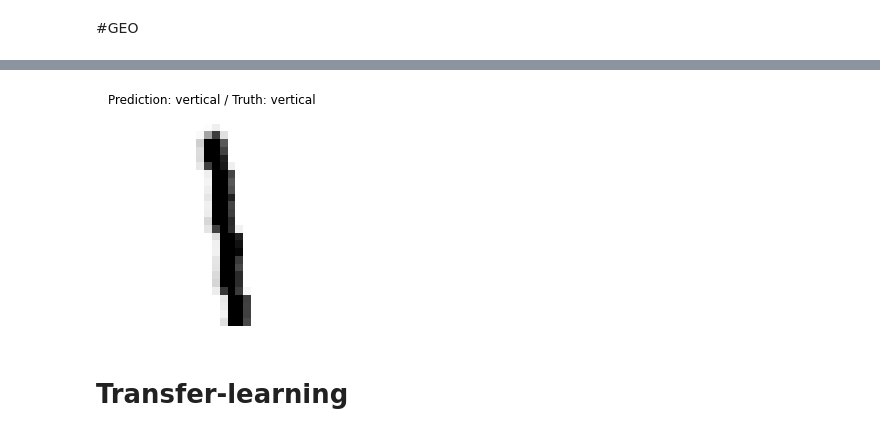
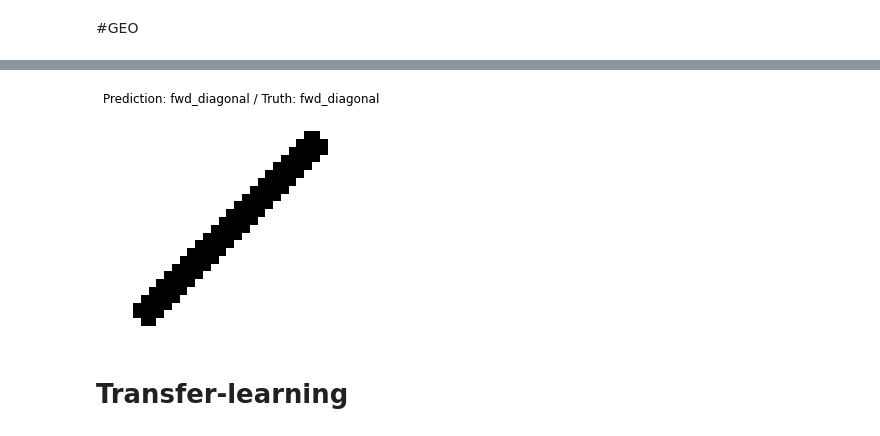
Before and after one commit to fsilvestrim/thesis, a Jupyter notebook: Geo_Cam.ipynb, the cells around one changed output, grey strips where cells are left out. Drawn from its saved outputs; the diff is of its cells as text; code cells hidden in the pictures.

```diff
--- a/Geo_Cam.ipynb
+++ b/Geo_Cam.ipynb
@@ -230,6 +231,16 @@ def get_verbose_grid_position(vertical_idx, horizontal_idx):
   vertical_labels = ['top', 'mid', 'bottom']
 
   return vertical_labels[vertical_idx], horizontal_labels[horizontal_idx]
+# %%
+def download_file(name, filepath):
+  return tf.keras.utils.get_file(name, filepath)
+# %%
+def load_npz_dataset(path):
+  with np.load(path, allow_pickle=True) as f:
+    x_train, y_train = f['x_train'], f['y_train']
+    x_test, y_test = f['x_test'], f['y_test']
+
+    return (x_train, y_train), (x_test, y_test)
 # %% [markdown]
 # CAMs
 # %%
@@ -374,20 +400,17 @@ show_prediction(image, label, prediction)
 # %%
 geo_dataset_proto = ("proto", "https://geo-cam.s3-eu-west-1.amazonaws.com/geocam.npz", ["vertical", "diagonal", "ellipse"])
 geo_dataset_simple = ("simple", "https://geo-cam.s3-eu-west-1.amazonaws.com/simpledataset2_dataset.npz", ["vertical", "horizontal", "diagonal", "ellipse", "greather_than", "lower_than"])
+geo_dataset_simple3 = ("simple", "https://geo-cam.s3-eu-west-1.amazonaws.com/simpledataset3_dataset.npz", ["vertical", "horizontal", "fwd_diagonal", "bck_diagonal", "ellipse", "greather_than", "lower_than", "arrow_up", "arrow_down"])
 geo_dataset_round = ("round", "https://geo-cam.s3-eu-west-1.amazonaws.com/rounddataset_dataset.npz", ["vertical", "horizontal", "diagonal", "ellipse", "greather_than", "lower_than"])
 geo_dataset_threesixty = ("threesixty", "https://geo-cam.s3-eu-west-1.amazonaws.com/threesixtydataset_dataset.npz", ["10", "20", "30", "40", "50", "60", "70", "80", "90", "100", "110", "120", "130", "140", "150", "160", "170", "180"])
 
-def get_geo_dataset(name, filepath):
-  path = tf.keras.utils.get_file(name, filepath)
-  with np.load(path, allow_pickle=True) as f:
-    x_train, y_train = f['x_train'], f['y_train']
-    x_test, y_test = f['x_test'], f['y_test']
 
-    return (x_train, y_train), (x_test, y_test)
 
 # dataset
-dataset = geo_dataset_simple
-geo_train, geo_test = get_geo_dataset(dataset[0], dataset[1])
-geo_train, geo_test = format_dataset(len(dataset[2]), geo_train, geo_test)
+dataset = geo_dataset_simple3
+dataset_labels = dataset[2]
+dataset_path = download_file(dataset[0], dataset[1])
+geo_train, geo_test = load_npz_dataset(dataset_path)
+geo_train, geo_test = format_dataset(len(dataset_labels), geo_train, geo_test)
 # %% [output]
 (28, 28)
@@ -420,7 +443,7 @@ def create_geo_model(name, input_shape, num_classes):
   return model
 # %%
 # model
-model_geo = create_geo_model("geocam", (*mnist_shape, 1), len(dataset[2]))
+model_geo = create_geo_model("geocam", (*mnist_shape, 1), len(dataset_labels))
 # model_geo, history_geo = load_model("geo")
 
 display(keras.utils.plot_model(model_geo, show_shapes=True, dpi=72))
@@ -455,4 +478,4 @@ Training took: 4.63 seconds
 # %%
 image, truth, prediction, _ = get_prediction(model_geo, geo_test)
-show_prediction(image, truth, prediction, dataset[2])
+show_prediction(image, truth, prediction, dataset_labels)
 # %% [output]
@@ -460,4 +483,4 @@ WARNING:tensorflow:6 out of the last 11 calls to <function Model.make_predict_fu
-[figure, old version]
+[figure, new version]
 # %% [markdown]
 # Transfer-learning
 # %%
```
Also changed, not shown: parts of 24 cells of this notebook.
